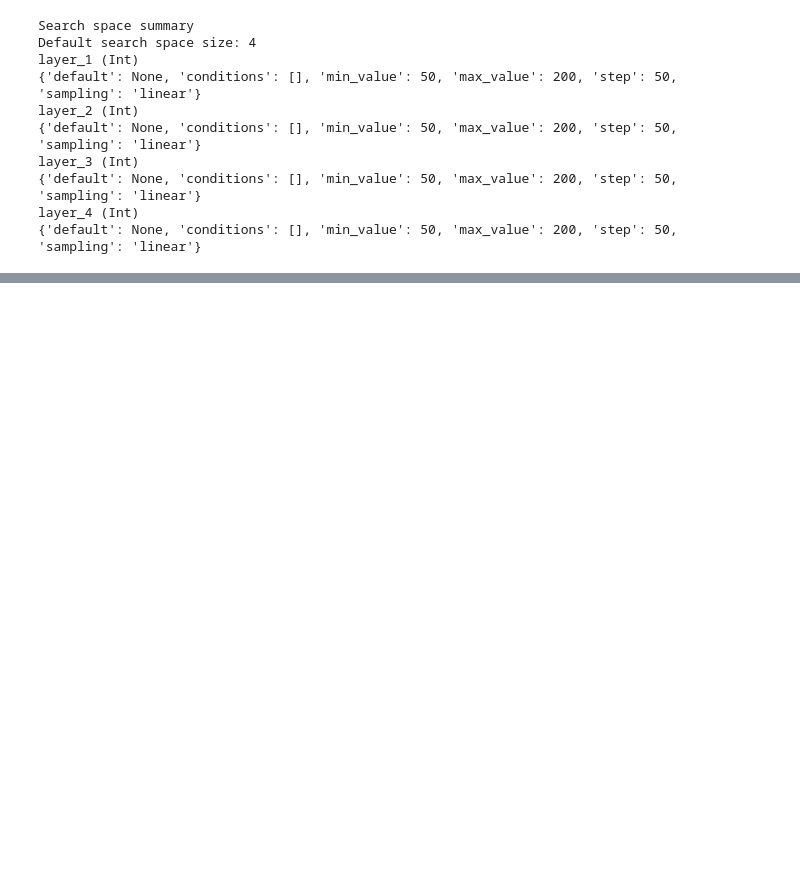
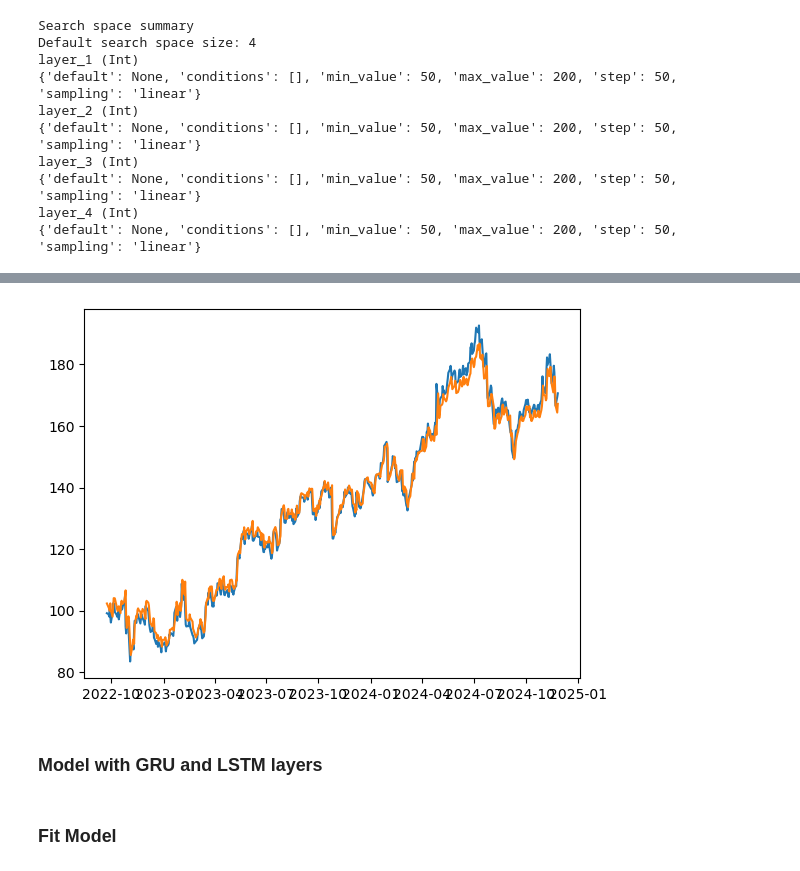
Before and after one commit to alinaeimiz/google-stock-prediction, a Jupyter notebook: GOOG.ipynb, the cells around one changed output, grey strips where cells are left out. Cells and saved outputs as stored; diff of their text form; code cells hidden in the pictures; blank space fills up the shorter version.

```diff
--- a/GOOG.ipynb
+++ b/GOOG.ipynb
@@ -235,0 +305,10 @@ KeyboardInterrupt:
+# %%
+gru_model = keras.models.Sequential([
+    keras.layers.GRU(50, return_sequences=True),
+    keras.layers.GRU(100, return_sequences=True),
+    keras.layers.GRU(200),
+    keras.layers.Dense(100, activation='relu'),
+    keras.layers.Dense(3)
+])
+# %%
+gru_model.compile(optimizer='adam', loss='mae', metrics=['mse'])
@@ -235,0 +317,2 @@ KeyboardInterrupt:
+# %%
+gru_history = gru_model.fit(X_train, y_train, validation_split=0.2, epochs=100)
@@ -235,0 +337,3 @@ KeyboardInterrupt:
+# %%
+# use for plot our prediction
+gru_pred = gru_model.predict(X_test)
@@ -235,0 +342,7 @@ KeyboardInterrupt:
+# %%
+#plot our predtion
+prediction_plot(gru_pred)
+# %% [output]
+[figure, added]
+# %% [markdown]
+### Model with GRU and LSTM layers
@@ -235,0 +360,2 @@ KeyboardInterrupt:
+# %% [markdown]
+### Fit Model
```
Also changed, not shown: parts of 43 cells of this notebook, 11 other files.
